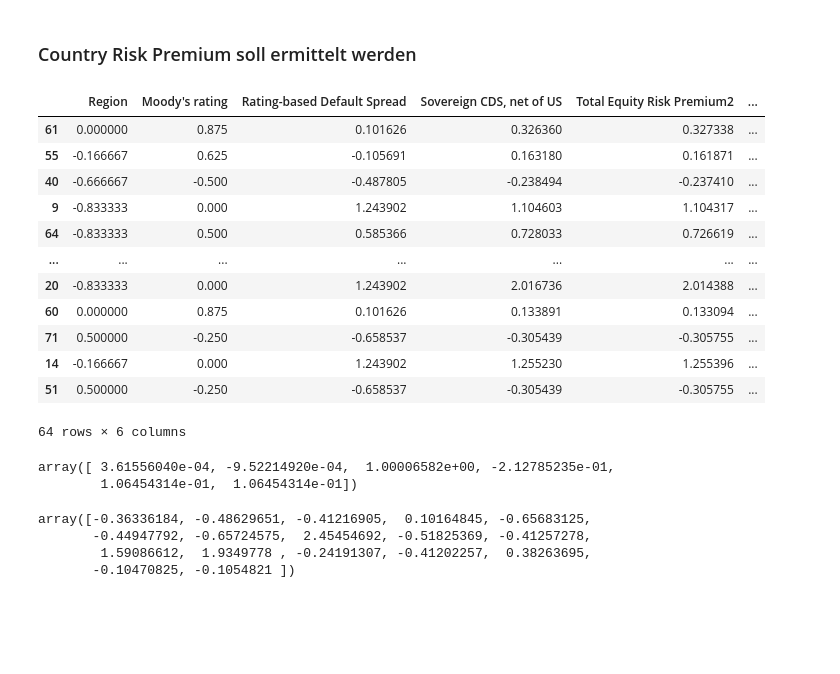
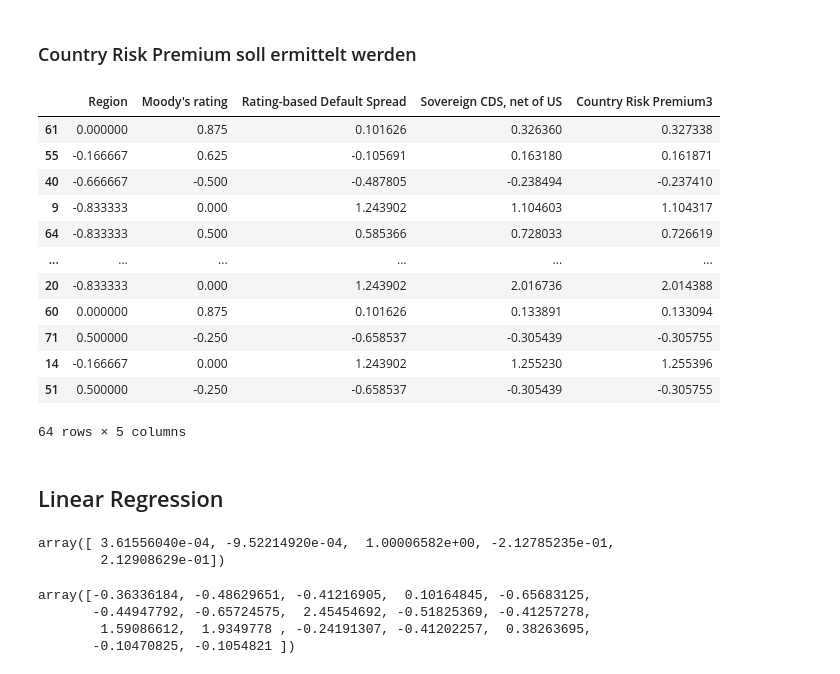
Before and after one commit to h4rz3rk4s3/Finanz_und_Versicherungstechnik, a Jupyter notebook: risiko_glm.ipynb, the cells around one changed output. Saved outputs shown, nothing was run; the diff lists cells and outputs as text; code cells hidden in the pictures; blank space fills up the shorter version.

```diff
--- a/risiko_glm.ipynb
+++ b/risiko_glm.ipynb
@@ -160,30 +163,34 @@ df_ERP_scaled.describe()
 # %% [markdown]
 ### Country Risk Premium soll ermittelt werden
 # %%
-X1 = df_ERP_scaled.drop(columns = ["Country Risk Premium", "Total Equity Risk Premium"])
+# Country und Total Equity korrelieren stark miteinander, daher werden beide entfernt, da sie ansonsten das jeweilige Ergebnis verfälschen
+# Total Equity2 und Country3 haben gleichen Boxplot
+X1 = df_ERP_scaled.drop(columns = ["Country Risk Premium", "Total Equity Risk Premium", "Total Equity Risk Premium2"])
 Y1 = df_ERP_scaled["Country Risk Premium"]
 
 X1_train, X1_test, Y1_train, Y1_test = train_test_split(X1,Y1, test_size = 0.2, random_state = 42)
 X1_train
 # %% [output]
-|  | Region | Moody's rating | Rating-based Default Spread | Sovereign CDS, net of US | Total Equity Risk Premium2 | ... |
-| 61 | 0.000000 | 0.875 | 0.101626 | 0.326360 | 0.327338 | ... |
-| 55 | -0.166667 | 0.625 | -0.105691 | 0.163180 | 0.161871 | ... |
-| 40 | -0.666667 | -0.500 | -0.487805 | -0.238494 | -0.237410 | ... |
-| 9 | -0.833333 | 0.000 | 1.243902 | 1.104603 | 1.104317 | ... |
-| 64 | -0.833333 | 0.500 | 0.585366 | 0.728033 | 0.726619 | ... |
-| ... | ... | ... | ... | ... | ... | ... |
-| 20 | -0.833333 | 0.000 | 1.243902 | 2.016736 | 2.014388 | ... |
-| 60 | 0.000000 | 0.875 | 0.101626 | 0.133891 | 0.133094 | ... |
-| 71 | 0.500000 | -0.250 | -0.658537 | -0.305439 | -0.305755 | ... |
-| 14 | -0.166667 | 0.000 | 1.243902 | 1.255230 | 1.255396 | ... |
-| 51 | 0.500000 | -0.250 | -0.658537 | -0.305439 | -0.305755 | ... |
+|  | Region | Moody's rating | Rating-based Default Spread | Sovereign CDS, net of US | Country Risk Premium3 |
+| 61 | 0.000000 | 0.875 | 0.101626 | 0.326360 | 0.327338 |
+| 55 | -0.166667 | 0.625 | -0.105691 | 0.163180 | 0.161871 |
+| 40 | -0.666667 | -0.500 | -0.487805 | -0.238494 | -0.237410 |
+| 9 | -0.833333 | 0.000 | 1.243902 | 1.104603 | 1.104317 |
+| 64 | -0.833333 | 0.500 | 0.585366 | 0.728033 | 0.726619 |
+| ... | ... | ... | ... | ... | ... |
+| 20 | -0.833333 | 0.000 | 1.243902 | 2.016736 | 2.014388 |
+| 60 | 0.000000 | 0.875 | 0.101626 | 0.133891 | 0.133094 |
+| 71 | 0.500000 | -0.250 | -0.658537 | -0.305439 | -0.305755 |
+| 14 | -0.166667 | 0.000 | 1.243902 | 1.255230 | 1.255396 |
+| 51 | 0.500000 | -0.250 | -0.658537 | -0.305439 | -0.305755 |
-64 rows × 6 columns
+64 rows × 5 columns
+# %% [markdown]
+## Linear Regression
 # %%
 lin_reg = LinearRegression()
 lin_reg.fit(X1_train, Y1_train)
 lin_reg.coef_
 # %% [output]
 array([ 3.61556040e-04, -9.52214920e-04,  1.00006582e+00, -2.12785235e-01,
-        1.06454314e-01,  1.06454314e-01])
+        2.12908629e-01])
 # %%
```
Also changed, not shown: parts of 21 cells of this notebook, 2 other files.
